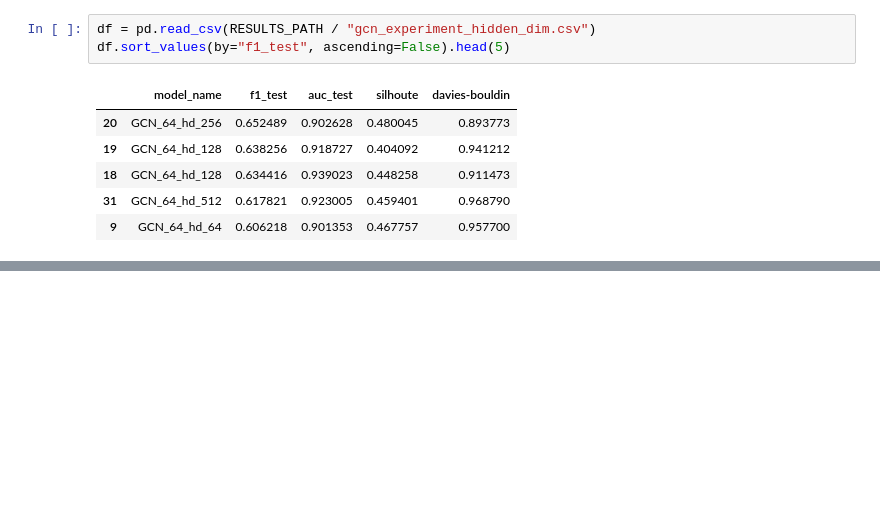
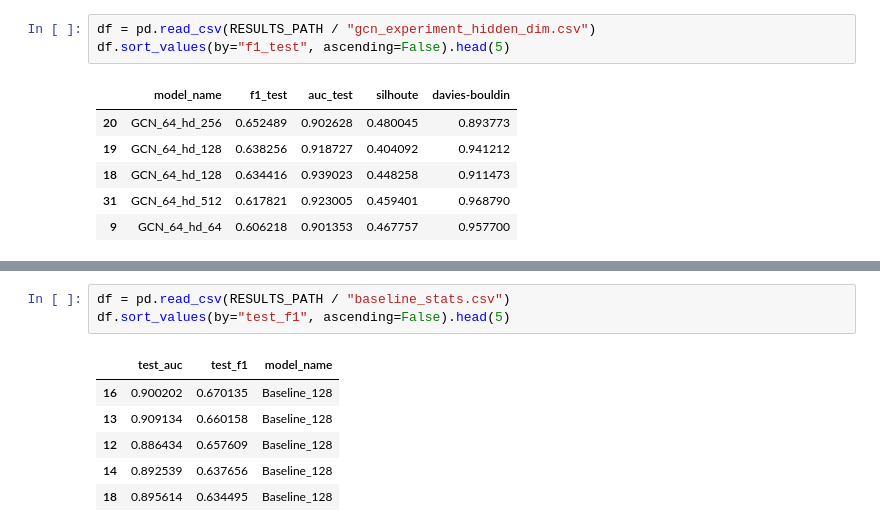
Before and after one commit to kaszycaO/representation-project, a Jupyter notebook: Summary.ipynb, the cells around one changed output, grey strips where cells are left out. Drawn from its saved outputs; the diff is of its cells as text; blank space fills up the shorter version.

Commit message:
feat: Overpowered baseline :o

```diff
--- a/Summary.ipynb
+++ b/Summary.ipynb
@@ -213,3 +210,13 @@ generate_gcn_summary(df)
 | GCN_64_hd_128 | 0.55 +- 0.065 | 0.918 +- 0.011 | 0.495 +- 0.049 | 0.915 +- 0.025 |
 | GCN_64_hd_256 | 0.545 +- 0.056 | 0.909 +- 0.01 | 0.491 +- 0.044 | 0.925 +- 0.04 |
 | GCN_64_hd_512 | 0.563 +- 0.036 | 0.915 +- 0.011 | 0.487 +- 0.03 | 0.893 +- 0.039 |
+# %%
+df = pd.read_csv(RESULTS_PATH / "baseline_stats.csv")
+df.sort_values(by="test_f1", ascending=False).head(5)
+# %% [output]
+|  | test_auc | test_f1 | model_name |
+| 16 | 0.900202 | 0.670135 | Baseline_128 |
+| 13 | 0.909134 | 0.660158 | Baseline_128 |
+| 12 | 0.886434 | 0.657609 | Baseline_128 |
+| 14 | 0.892539 | 0.637656 | Baseline_128 |
+| 18 | 0.895614 | 0.634495 | Baseline_128 |
```
Also changed, not shown: parts of 6 cells of this notebook, 3 other files.
